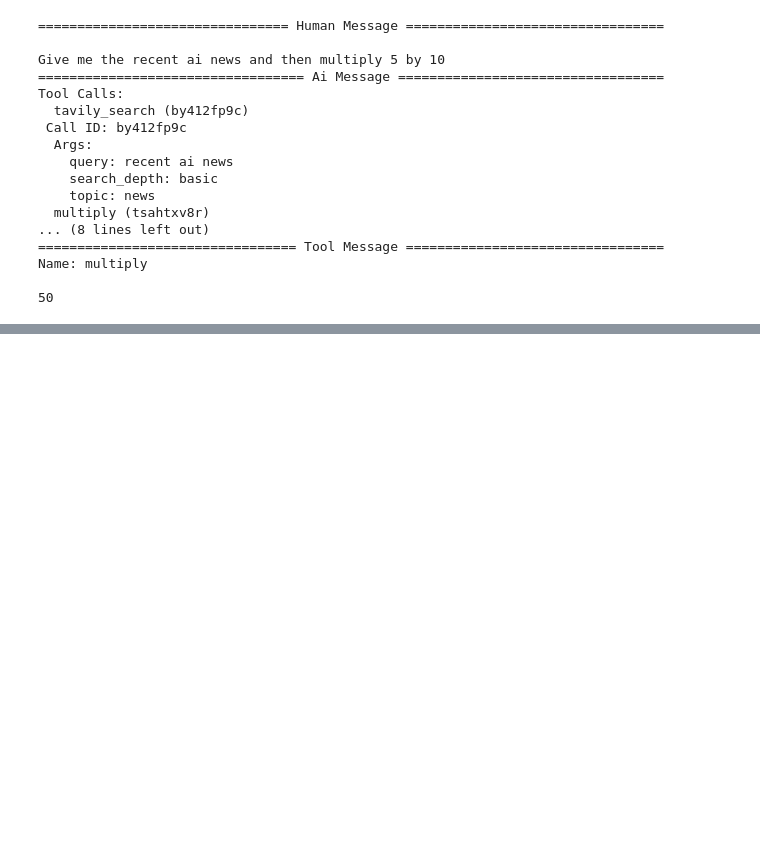
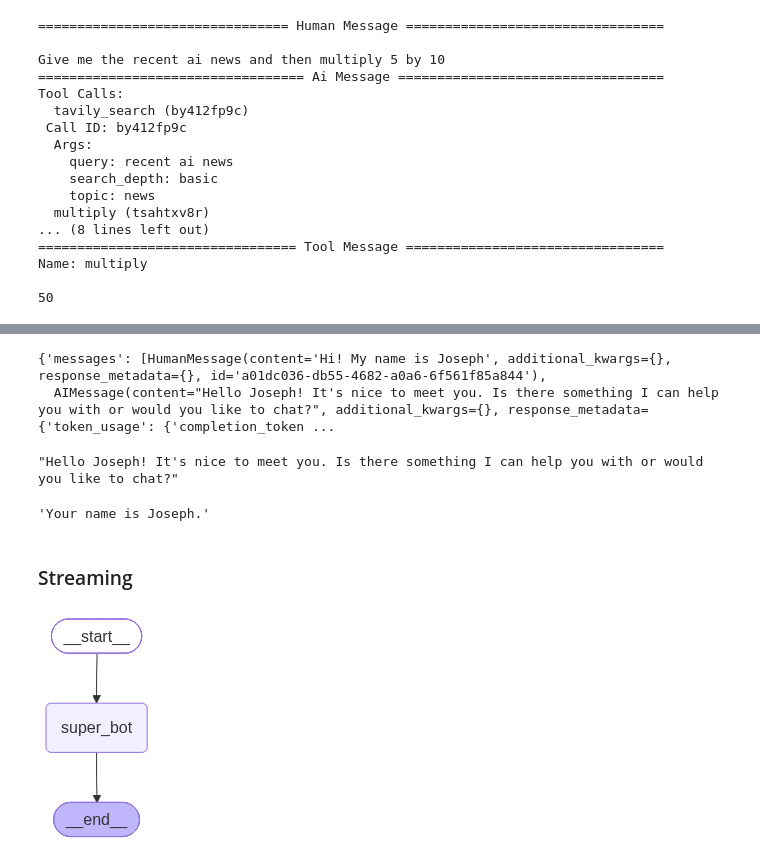
Before and after one commit to GGTuran/LangGraph, a Jupyter notebook: chatbot/basic_chatbot.ipynb, the cells around one changed output, grey strips where cells are left out. Cells and saved outputs as stored; diff of their text form; code cells hidden in the pictures; blank space fills up the shorter version.

```diff
--- a/chatbot/basic_chatbot.ipynb
+++ b/chatbot/basic_chatbot.ipynb
@@ -244,0 +343,40 @@ Name: multiply
+# %%
+config = {"configurable": {"thread_id":"1"}}
+
+response = graph.invoke({"messages": "Hi! My name is Joseph"}, config=config)
+
+response
+# %% [output]
+{'messages': [HumanMessage(content='Hi! My name is Joseph', additional_kwargs={}, response_metadata={}, id='a01dc036-db55-4682-a0a6-6f561f85a844'),
+  AIMessage(content="Hello Joseph! It's nice to meet you. Is there something I can help you with or would you like to chat?", additional_kwargs={}, response_metadata={'token_usage': {'completion_token ...
+# %%
+response["messages"][-1].content
+# %% [output]
+"Hello Joseph! It's nice to meet you. Is there something I can help you with or would you like to chat?"
+# %%
+response = graph.invoke({"messages": "What is my name?"}, config=config)
+
+response["messages"][-1].content
+# %% [output]
+'Your name is Joseph.'
+# %% [markdown]
+### Streaming
+# %%
+memory = MemorySaver()
+
+def superbot(state:State):
+    return {"messages": [llm.invoke(state["messages"])]}
+# %%
+graph = StateGraph(State)
+
+#node
+graph.add_node("super_bot", superbot)
+# edges
+graph.add_edge(START, "super_bot")
+graph.add_edge("super_bot", END)
+
+graph_builder = graph.compile(checkpointer=memory)
+
+display(Image(graph_builder.get_graph().draw_mermaid_png()))
+# %% [output]
+[figure, added]
```
Also changed, not shown: parts of 10 cells of this notebook.
